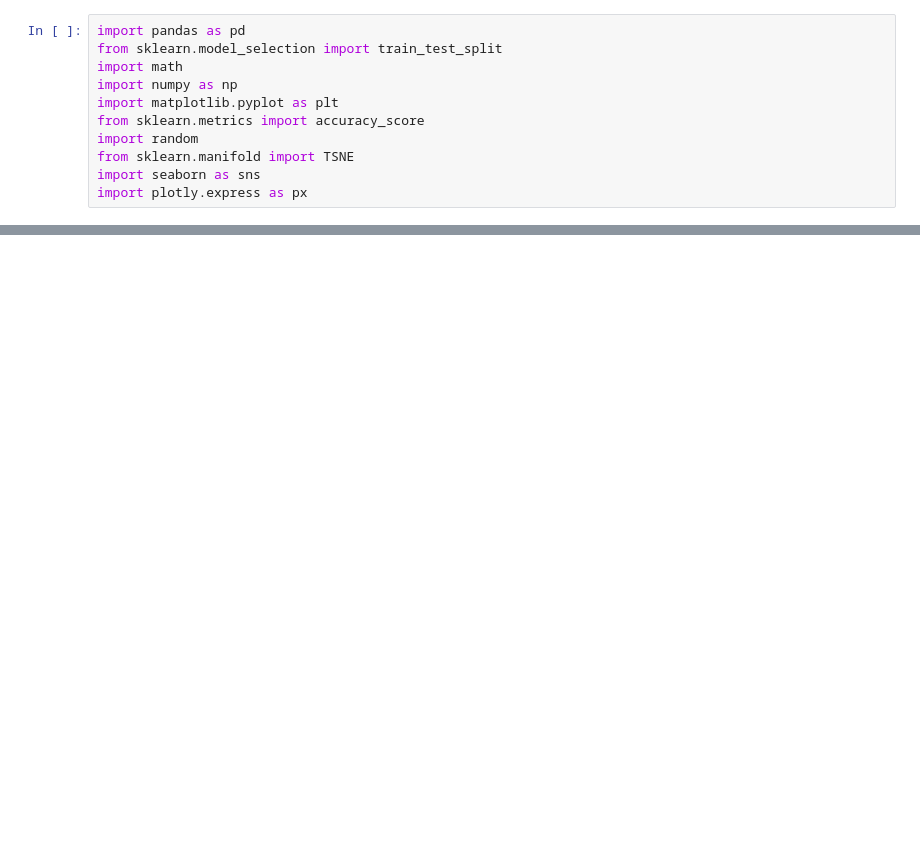
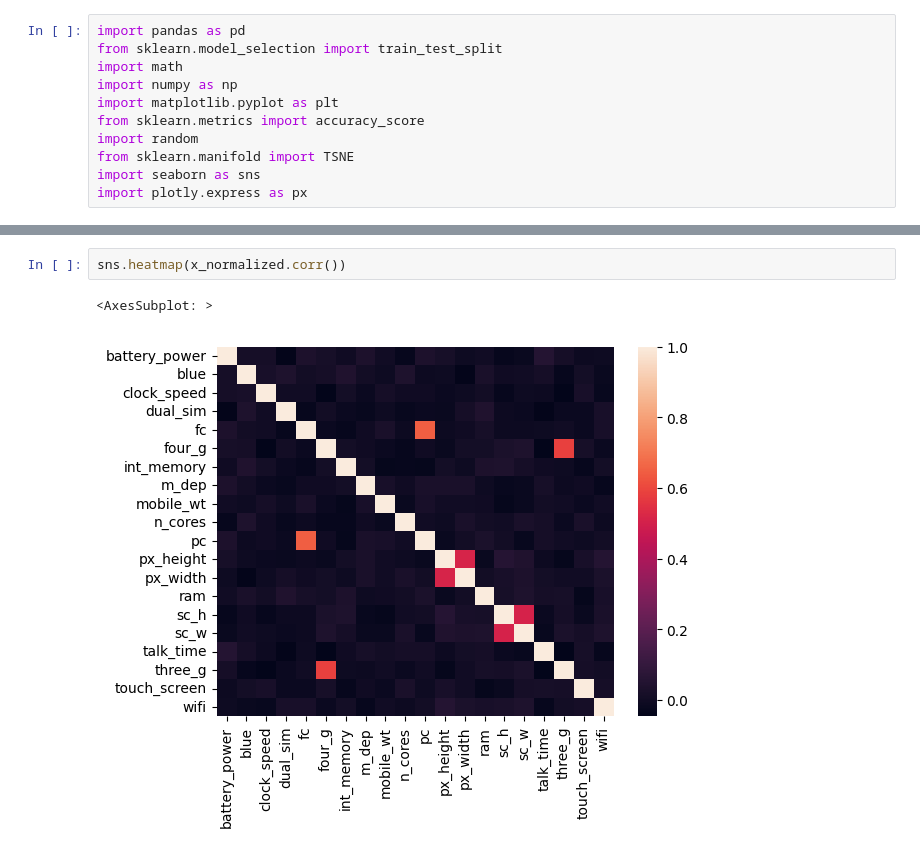
Before and after one commit to ralampay/pattern-recognition-course, a Jupyter notebook: notebooks/Example 6 - Feature Relevance 1.ipynb, the cells around one changed output, grey strips where cells are left out. Drawn from its saved outputs; the diff is of its cells as text; blank space fills up the shorter version.

```diff
--- a/notebooks/Example 6 - Feature Relevance 1.ipynb
+++ b/notebooks/Example 6 - Feature Relevance 1.ipynb
@@ -33,0 +103,5 @@ fig.show()
+# %%
+sns.heatmap(x_normalized.corr())
+# %% [output]
+<AxesSubplot: >
+[figure, added]
```
Also changed, not shown: parts of 6 cells of this notebook, 7 other files.
